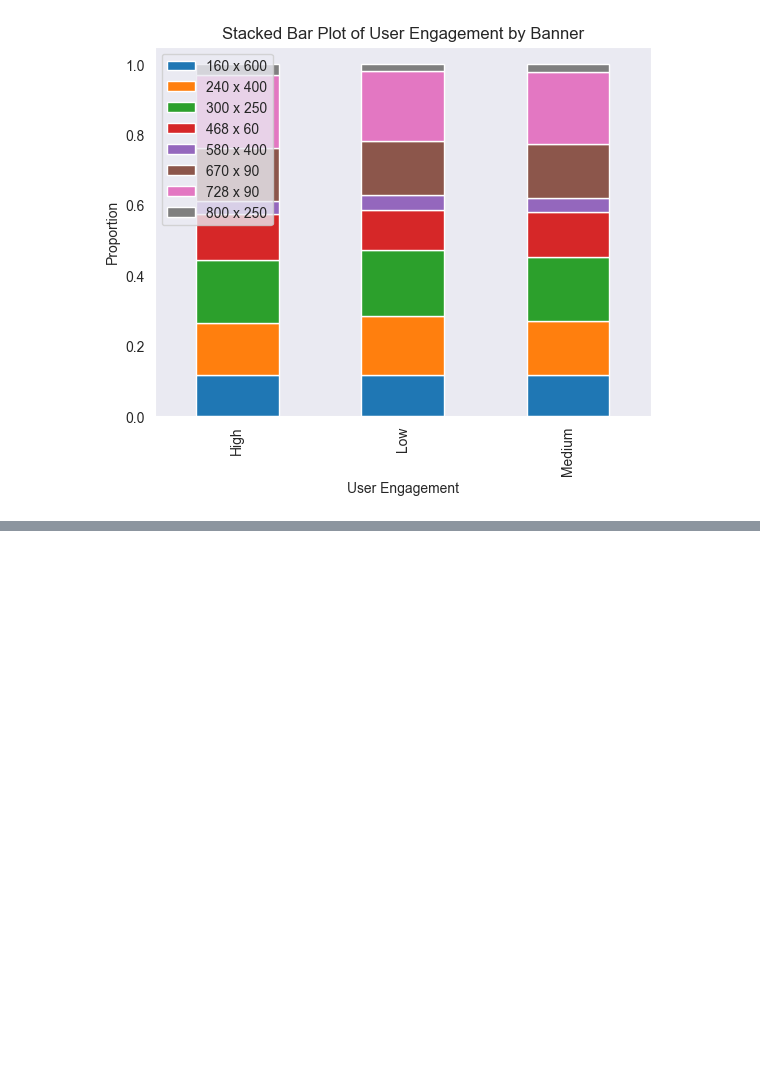
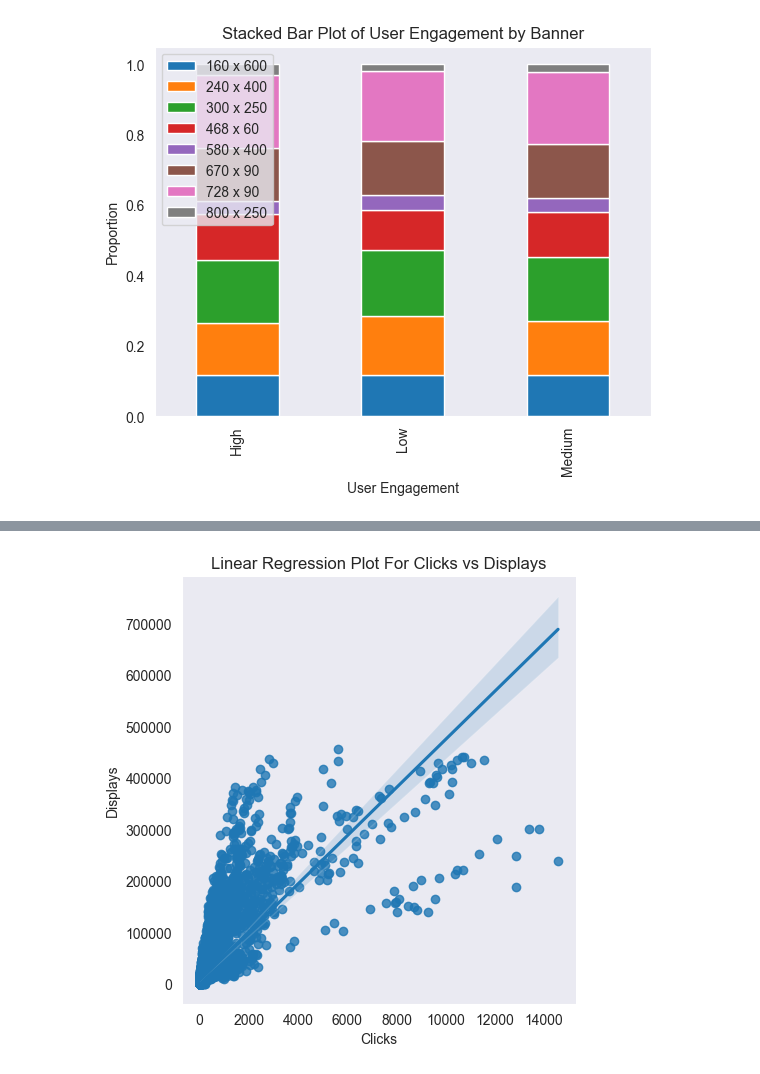
Before and after one commit to BKAPADIA04/Digital-Marketing-Data-Analysis, a Jupyter notebook: Online_Advertising_Performance_Data/jupyter_nbs/eda_part1.ipynb, the cells around one changed output, grey strips where cells are left out. Saved outputs shown, nothing was run; the diff lists cells and outputs as text; code cells hidden in the pictures; blank space fills up the shorter version.

```diff
--- a/Online_Advertising_Performance_Data/jupyter_nbs/eda.ipynb
+++ b/Online_Advertising_Performance_Data/jupyter_nbs/eda_part1.ipynb
@@ -622,0 +662,8 @@ plt.show()
+# %%
+sns.lmplot(data = df , x = 'clicks',y = 'displays')
+plt.title('Linear Regression Plot For Clicks vs Displays')
+plt.xlabel('Clicks')
+plt.ylabel('Displays')
+plt.show()
+# %% [output]
+[figure, added]
```
Also changed, not shown: parts of 22 cells of this notebook, 4 other files.
